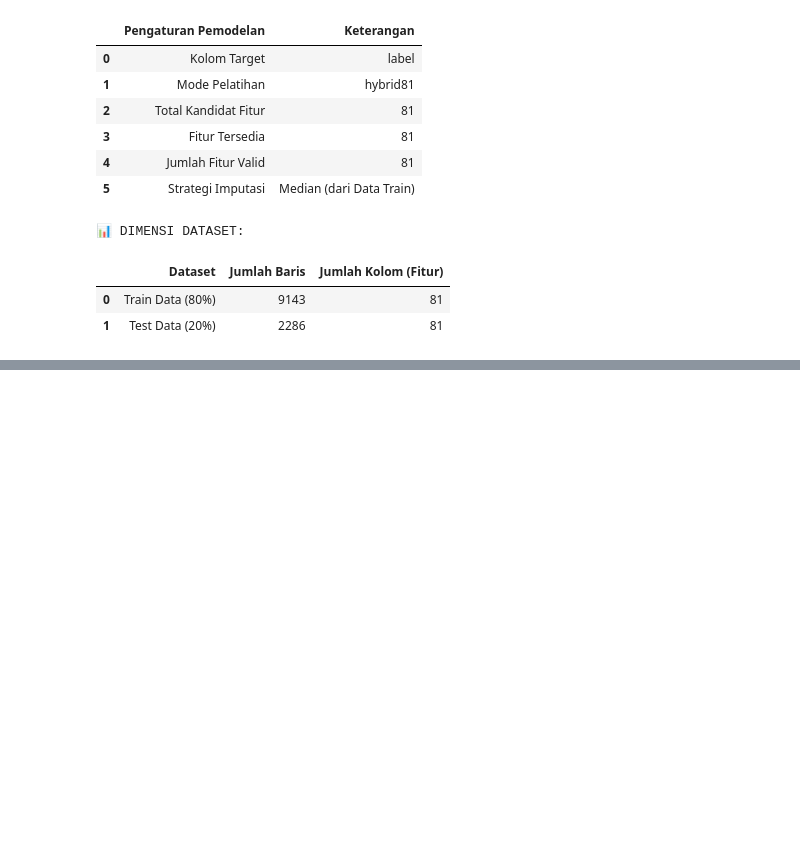
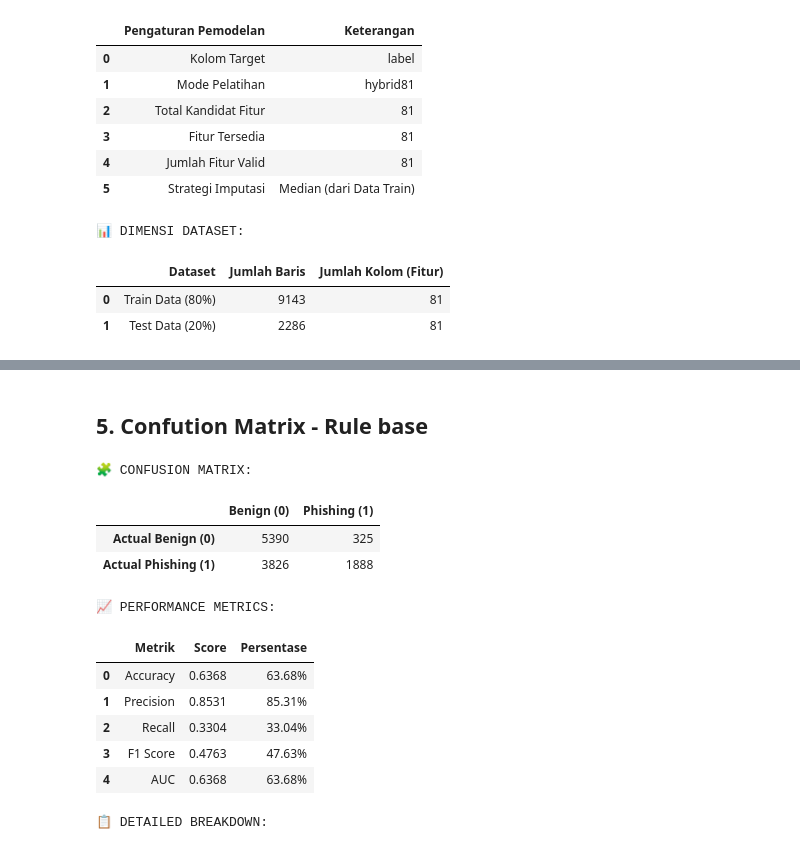
Before and after one commit to rubenmartogi/Phishing-Website-Detection-using-XGBoost-and-RFM, a Jupyter notebook: Phishing Website Detection_Models & Training.ipynb, the cells around one changed output, grey strips where cells are left out. Drawn from its saved outputs; the diff is of its cells as text; code cells hidden in the pictures; blank space fills up the shorter version.

```diff
--- a/Phishing Website Detection_Models & Training.ipynb
+++ b/Phishing Website Detection_Models & Training.ipynb
@@ -410,0 +411,79 @@ if "label" in df.columns:
+# %% [markdown]
+## **5. Confution Matrix - Rule base**
+# %%
+import matplotlib.pyplot as plt
+import seaborn as sns
+from sklearn.metrics import accuracy_score, precision_score, recall_score, f1_score, roc_auc_score
+
+if "label" in df.columns:
+    # Calculate metrics
+    accuracy = accuracy_score(y_true, y_pred_rule)
+    precision = precision_score(y_true, y_pred_rule, zero_division=0)
+    recall = recall_score(y_true, y_pred_rule, zero_division=0)
+    f1 = f1_score(y_true, y_pred_rule, zero_division=0)
+
+    # Try to calculate AUC if possible
+    try:
+        auc = roc_auc_score(y_true, y_pred_rule)
+    except:
+        auc = np.nan
+
+    # Display confusion matrix
+    print("\n🧩 CONFUSION MATRIX:")
+    display(cm_display)
+
+    # Display metrics (numeric values only for styling)
+    metrics_data = {
+        "Metrik": ["Accuracy", "Precision", "Recall", "F1 Score", "AUC"],
+        "Score": [accuracy, precision, recall, f1, auc if not np.isnan(auc) else 0],
+        "Persentase": [
+            f"{accuracy*100:.2f}%",
+            f"{precision*100:.2f}%",
+            f"{recall*100:.2f}%",
+            f"{f1*100:.2f}%",
+            f"{auc*100:.2f}%" if not np.isnan(auc) else "N/A"
+        ]
+    }
+
+    metrics_df = pd.DataFrame(metrics_data)
+
+    print("\n📈 PERFORMANCE METRICS:")
+    display(
+        metrics_df.style
+        .format({"Score": "{:.4f}"})
+        .background_gradient(cmap="Blues", subset=["Score"])
+    )
+
+    # Detailed breakdown
+    print("\n📋 DETAILED BREAKDOWN:")
+    breakdown_data = {
+        "Metrik": ["True Positives (TP)", "True Negatives (TN)", "False Positives (FP)", "False Negatives (FN)"],
+        "Value": [tp, tn, fp, fn],
+        "Makna": [
+            "Phishing terdeteksi dengan benar ✅",
+            "Benign terdeteksi dengan benar ✅",
+            "Benign dianggap Phishing ❌",
+            "Phishing terlewat (missed) ❌"
+        ]
+    }
+    breakdown_df = pd.DataFrame(breakdown_data)
+    display(breakdown_df)
+
+    # Additional metrics
+    specificity = tn / (tn + fp) if (tn + fp) > 0 else 0
+    sensitivity = tp / (tp + fn) if (tp + fn) > 0 else 0
+    fpr = fp / (fp + tn) if (fp + tn) > 0 else 0
+    fnr = fn / (fn + tp) if (fn + tp) > 0 else 0
+# %% [output]
+🧩 CONFUSION MATRIX:
+|  | Benign (0) | Phishing (1) |
+| Actual Benign (0) | 5390 | 325 |
+| Actual Phishing (1) | 3826 | 1888 |
+📈 PERFORMANCE METRICS:
+|  | Metrik | Score | Persentase |
+| 0 | Accuracy | 0.6368 | 63.68% |
+| 1 | Precision | 0.8531 | 85.31% |
+| 2 | Recall | 0.3304 | 33.04% |
+| 3 | F1 Score | 0.4763 | 47.63% |
+| 4 | AUC | 0.6368 | 63.68% |
+📋 DETAILED BREAKDOWN:
```
Also changed, not shown: parts of 8 cells of this notebook.
